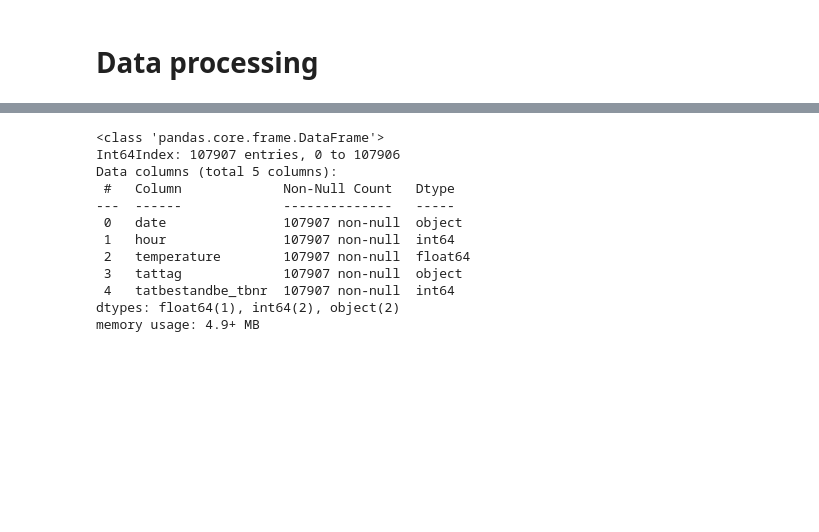
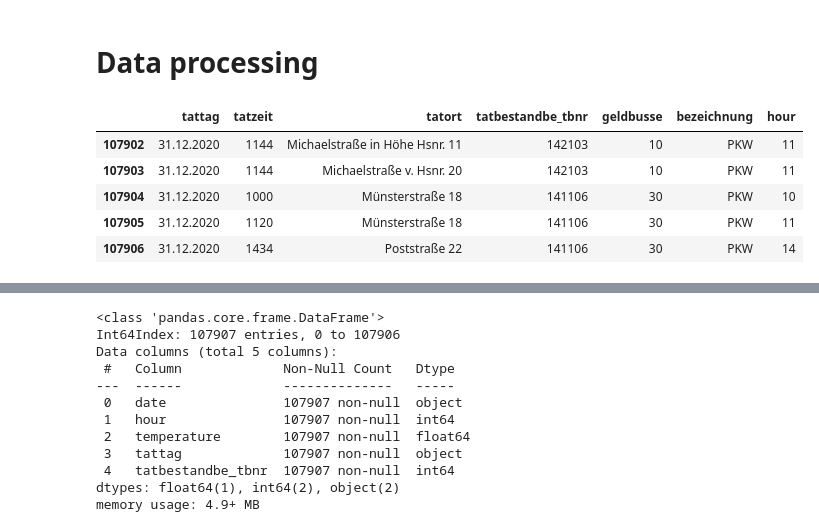
Before and after one commit to jackDS008/2023-amse-template, a Jupyter notebook: project/report.ipynb, the cells around one changed output, grey strips where cells are left out. Drawn from its saved outputs; the diff is of its cells as text; code cells hidden in the pictures; blank space fills up the shorter version.

```diff
--- a/project/report.ipynb
+++ b/project/report.ipynb
@@ -58,3 +58,12 @@ conn.close()
 # Merge data frames
 df_parking['hour'] = df_parking['tatzeit'] // 100 # Calculate hour from tatzeit
 df_weather['date'] = pd.to_datetime(df_weather['date']).dt.strftime('%d.%m.%Y')
+# %%
+df_parking.tail()
+# %% [output]
+|  | tattag | tatzeit | tatort | tatbestandbe_tbnr | geldbusse | bezeichnung | hour |
+| 107902 | 31.12.2020 | 1144 | Michaelstraße in Höhe Hsnr. 11 | 142103 | 10 | PKW | 11 |
+| 107903 | 31.12.2020 | 1144 | Michaelstraße v. Hsnr. 20 | 142103 | 10 | PKW | 11 |
+| 107904 | 31.12.2020 | 1000 | Münsterstraße 18 | 141106 | 30 | PKW | 10 |
+| 107905 | 31.12.2020 | 1120 | Münsterstraße 18 | 141106 | 30 | PKW | 11 |
+| 107906 | 31.12.2020 | 1434 | Poststraße 22 | 141106 | 30 | PKW | 14 |
```
Also changed, not shown: parts of 1 cell of this notebook.
